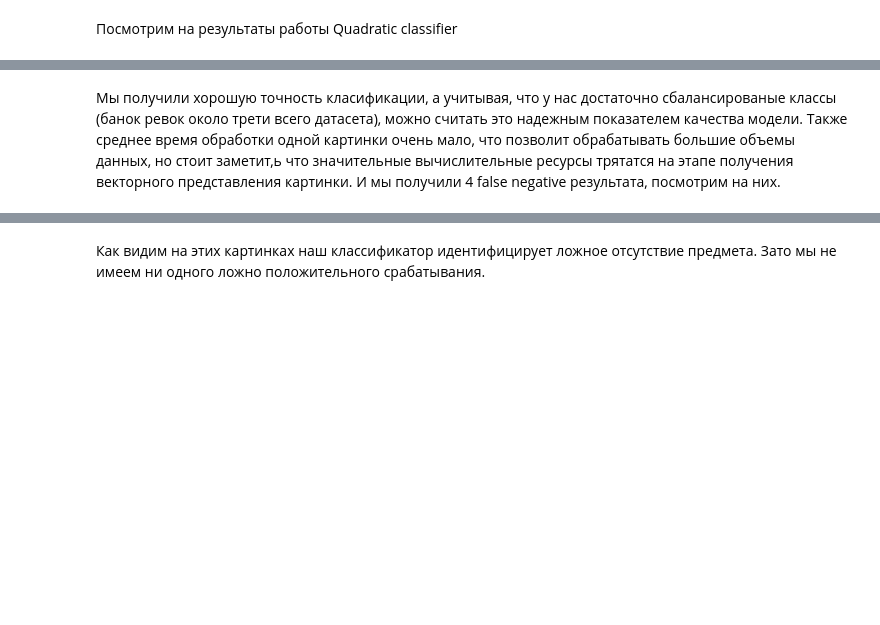
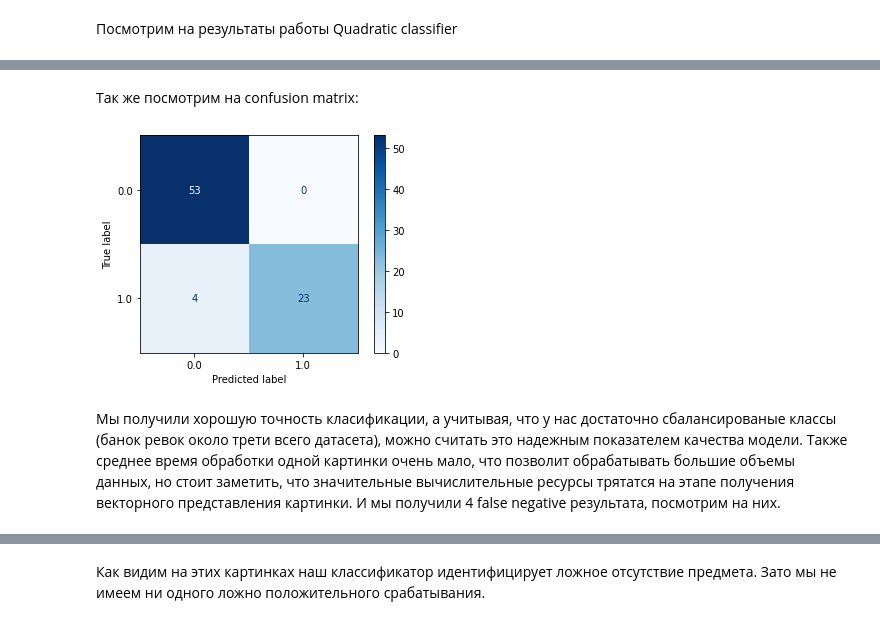
Before and after one commit to nevec/cvpr3, a Jupyter notebook: CV_lab3.ipynb, the cells around one changed output, grey strips where cells are left out. Saved outputs shown, nothing was run; the diff lists cells and outputs as text; code cells hidden in the pictures; blank space fills up the shorter version.

```diff
--- a/CV_lab3.ipynb
+++ b/CV_lab3.ipynb
@@ -333,8 +326,14 @@ Mean time = 2.2046359968774114e-05
 False negative score = 4
 False positive score = 0
+# %% [markdown]
+Так же посмотрим на confusion matrix:
+# %%
+plot_confusion_matrix(quadratic_clf, x_test_vec_sift, y_test, cmap=plt.cm.Blues);
+# %% [output]
+[figure, added]
 # %% [markdown]
 Мы получили хорошую точность класификации, а учитывая, что у нас достаточно сбалансированые классы (банок ревок около трети всего датасета),
-можно считать это надежным показателем качества модели. Также среднее время обработки одной картинки очень мало, что позволит обрабатывать большие объемы данных, но стоит заметит,ь что значительные вычислительные ресурсы трятатся на этапе получения векторного представления картинки. И мы получили 4 false negative результата, посмотрим на них.
+можно считать это надежным показателем качества модели. Также среднее время обработки одной картинки очень мало, что позволит обрабатывать большие объемы данных, но стоит заметить, что значительные вычислительные ресурсы трятатся на этапе получения векторного представления картинки. И мы получили 4 false negative результата, посмотрим на них.
 # %%
 false_negative_idx = false_negative(y_test, quadratic_clf_pred)[1]
 # %%
```
Also changed, not shown: parts of 138 cells of this notebook.
